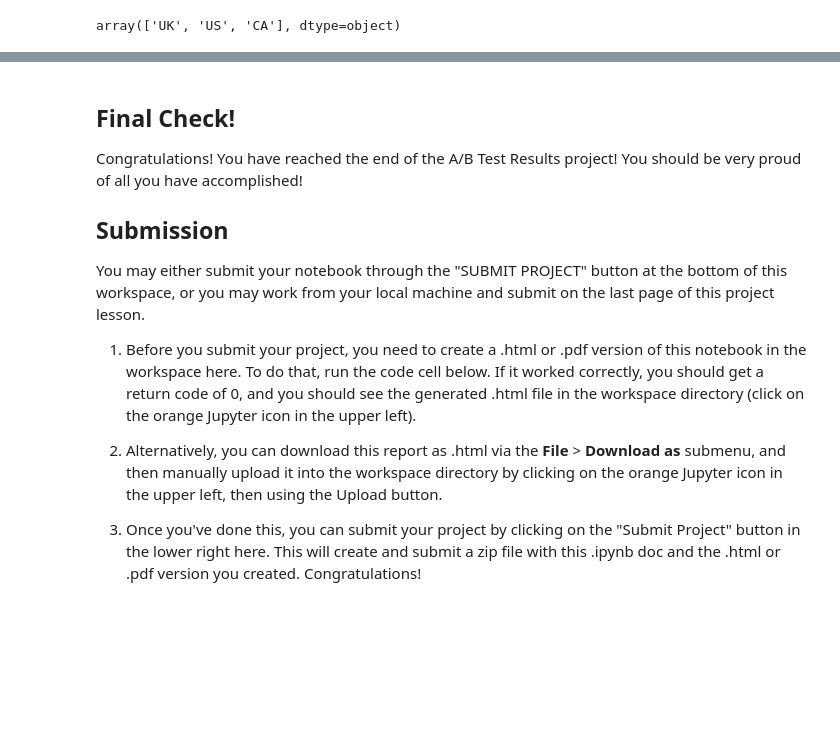
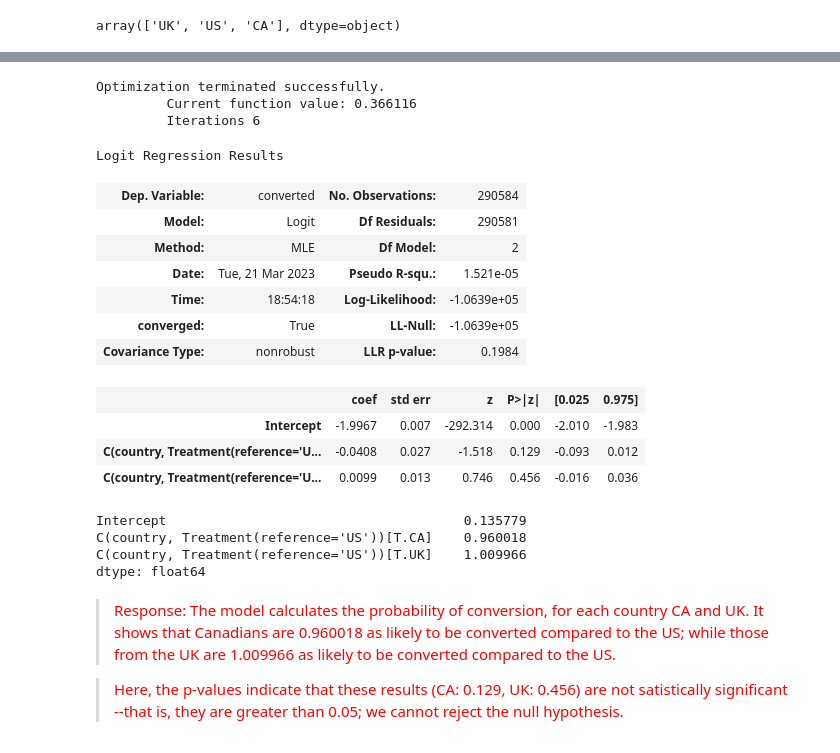
Before and after one commit to roxiefoxx/WGU-IntrotoDataScience, a Jupyter notebook: Project 2. Analyze AB Test.ipynb, the cells around one changed output, grey strips where cells are left out. Cells and saved outputs as stored; diff of their text form; code cells hidden in the pictures; blank space fills up the shorter version.

```diff
--- a/Project 2. Analyze AB Test.ipynb
+++ b/Project 2. Analyze AB Test.ipynb
@@ -768,17 +723,34 @@ model2.summary()
-# %% [markdown]
-<a id='finalcheck'></a>
-## Final Check!
-
-Congratulations!  You have reached the end of the A/B Test Results project!  You should be very proud of all you have accomplished!
-
-<a id='submission'></a>
-## Submission
-You may either submit your notebook through the "SUBMIT PROJECT" button at the bottom of this workspace, or you may work from your local machine and submit on  the last page of this project lesson.
-
-1. Before you submit your project, you need to create a .html or .pdf version of this notebook in the workspace here. To do that, run the code cell below. If it worked correctly, you should get a return code of 0, and you should see the generated .html file in the workspace directory (click on the orange Jupyter icon in the upper left).
-
-
-2. Alternatively, you can download this report as .html via the **File** > **Download as** submenu, and then manually upload it into the workspace directory by clicking on the orange Jupyter icon in the upper left, then using the Upload button.
-
-
-3. Once you've done this, you can submit your project by clicking on the "Submit Project" button in the lower right here. This will create and submit a zip file with this .ipynb doc and the .html or .pdf version you created. Congratulations!
+# %%
+# First, model the data using US as the base reference
+f2 = "converted ~ C(country, Treatment(reference='US'))"
+model3 = sm.logit(data = df_countries, formula = f2)
+results3 = model3.fit()
+results3.summary()
+# %% [output]
+Optimization terminated successfully.
+         Current function value: 0.366116
+         Iterations 6
+Logit Regression Results
+| Dep. Variable: | converted | No. Observations: | 290584 |
+| Model: | Logit | Df Residuals: | 290581 |
+| Method: | MLE | Df Model: | 2 |
+| Date: | Tue, 21 Mar 2023 | Pseudo R-squ.: | 1.521e-05 |
+| Time: | 18:54:18 | Log-Likelihood: | -1.0639e+05 |
+| converged: | True | LL-Null: | -1.0639e+05 |
+| Covariance Type: | nonrobust | LLR p-value: | 0.1984 |
+|  | coef | std err | z | P>|z| | [0.025 | 0.975] |
+| Intercept | -1.9967 | 0.007 | -292.314 | 0.000 | -2.010 | -1.983 |
+| C(country, Treatment(reference='U... | -0.0408 | 0.027 | -1.518 | 0.129 | -0.093 | 0.012 |
+| C(country, Treatment(reference='U... | 0.0099 | 0.013 | 0.746 | 0.456 | -0.016 | 0.036 |
+# %%
+# Exponentiate
+np.exp(results3.params)
+# %% [output]
+Intercept                                      0.135779
+C(country, Treatment(reference='US'))[T.CA]    0.960018
+C(country, Treatment(reference='US'))[T.UK]    1.009966
+dtype: float64
+# %% [markdown]
+><span style="color:red">Response: The model calculates the probability of conversion, for each country CA and UK. It shows that Canadians are 0.960018 as likely to be converted compared to the US; while those from the UK are 1.009966 as likely to be converted compared to the US.
+
+><span style="color:red"> Here, the p-values indicate that these results (CA: 0.129, UK: 0.456) are not satistically significant --that is, they are greater than 0.05; we cannot reject the null hypothesis.
```
Also changed, not shown: parts of 24 cells of this notebook.
